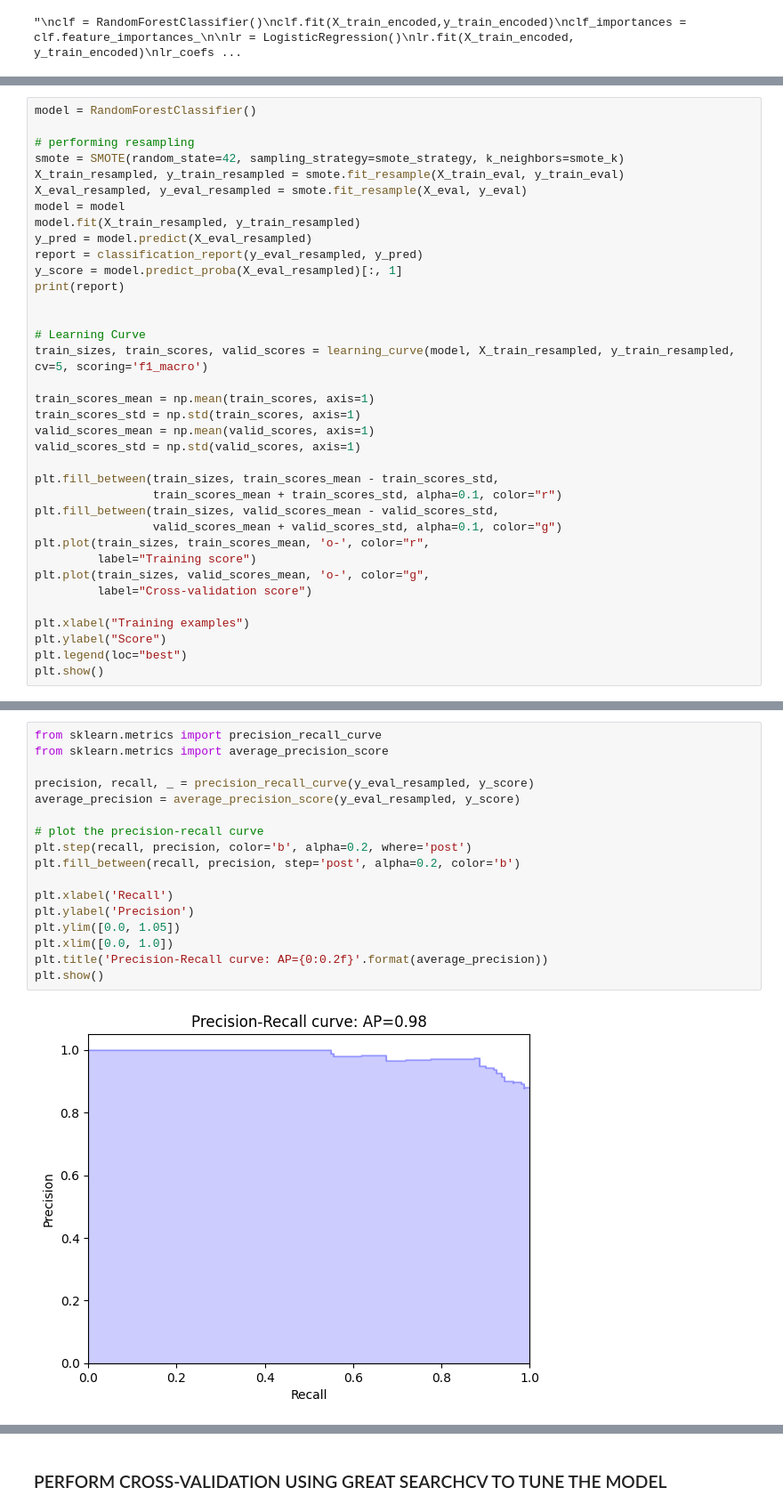
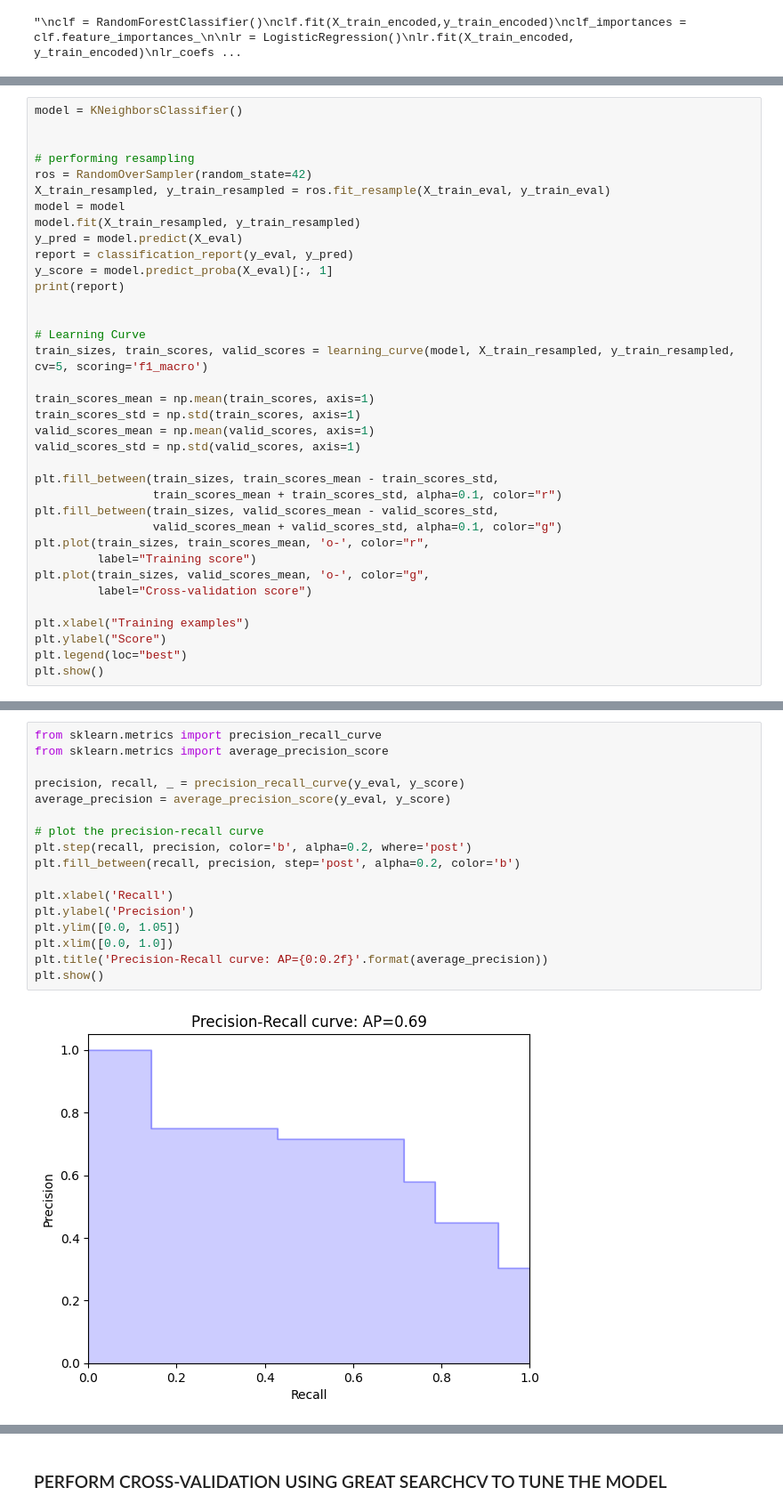
Before and after one commit to daniocionini/Prediction-Model-Breast-Cancer-Recurrence, a Jupyter notebook: model_prediction_recurrence_breast_cancer.ipynb, the cells around one changed output, grey strips where cells are left out. Shown at 89% size. Cells and saved outputs as stored; diff of their text form.

```diff
--- a/model_prediction_recurrence_breast_cancer.ipynb
+++ b/model_prediction_recurrence_breast_cancer.ipynb
@@ -240,15 +274,15 @@ smote_k = 10
 # %%
-model = RandomForestClassifier()
+model = KNeighborsClassifier()
+
 
 # performing resampling
-smote = SMOTE(random_state=42, sampling_strategy=smote_strategy, k_neighbors=smote_k)
-X_train_resampled, y_train_resampled = smote.fit_resample(X_train_eval, y_train_eval)
-X_eval_resampled, y_eval_resampled = smote.fit_resample(X_eval, y_eval)
+ros = RandomOverSampler(random_state=42)
+X_train_resampled, y_train_resampled = ros.fit_resample(X_train_eval, y_train_eval)
 model = model
 model.fit(X_train_resampled, y_train_resampled)
-y_pred = model.predict(X_eval_resampled)
-report = classification_report(y_eval_resampled, y_pred)
-y_score = model.predict_proba(X_eval_resampled)[:, 1]
+y_pred = model.predict(X_eval)
+report = classification_report(y_eval, y_pred)
+y_score = model.predict_proba(X_eval)[:, 1]
 print(report)
 
 
@@ -286,22 +320,22 @@ weighted avg       0.90      0.88      0.88       192
 # %%
 from sklearn.metrics import precision_recall_curve
 from sklearn.metrics import average_precision_score
 
-precision, recall, _ = precision_recall_curve(y_eval_resampled, y_score)
-average_precision = average_precision_score(y_eval_resampled, y_score)
+precision, recall, _ = precision_recall_curve(y_eval, y_score)
+average_precision = average_precision_score(y_eval, y_score)
 
 # plot the precision-recall curve
 plt.step(recall, precision, color='b', alpha=0.2, where='post')
 plt.fill_between(recall, precision, step='post', alpha=0.2, color='b')
 
 plt.xlabel('Recall')
 plt.ylabel('Precision')
 plt.ylim([0.0, 1.05])
 plt.xlim([0.0, 1.0])
 plt.title('Precision-Recall curve: AP={0:0.2f}'.format(average_precision))
 plt.show()
 # %% [output]
-[figure, old version]
+[figure, new version]
 # %%
 from sklearn.metrics import roc_curve, auc
 
```
Also changed, not shown: parts of 21 cells of this notebook.
